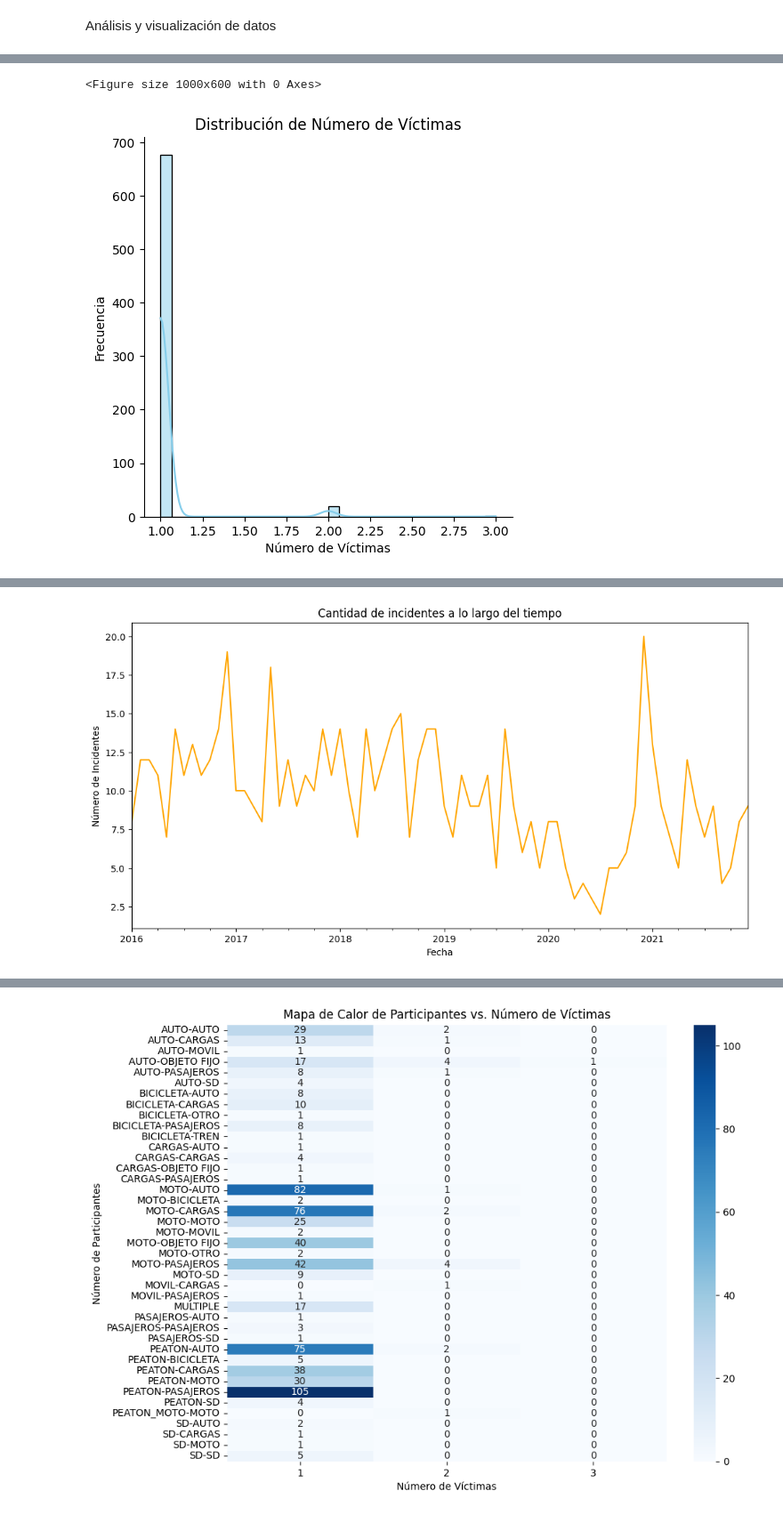
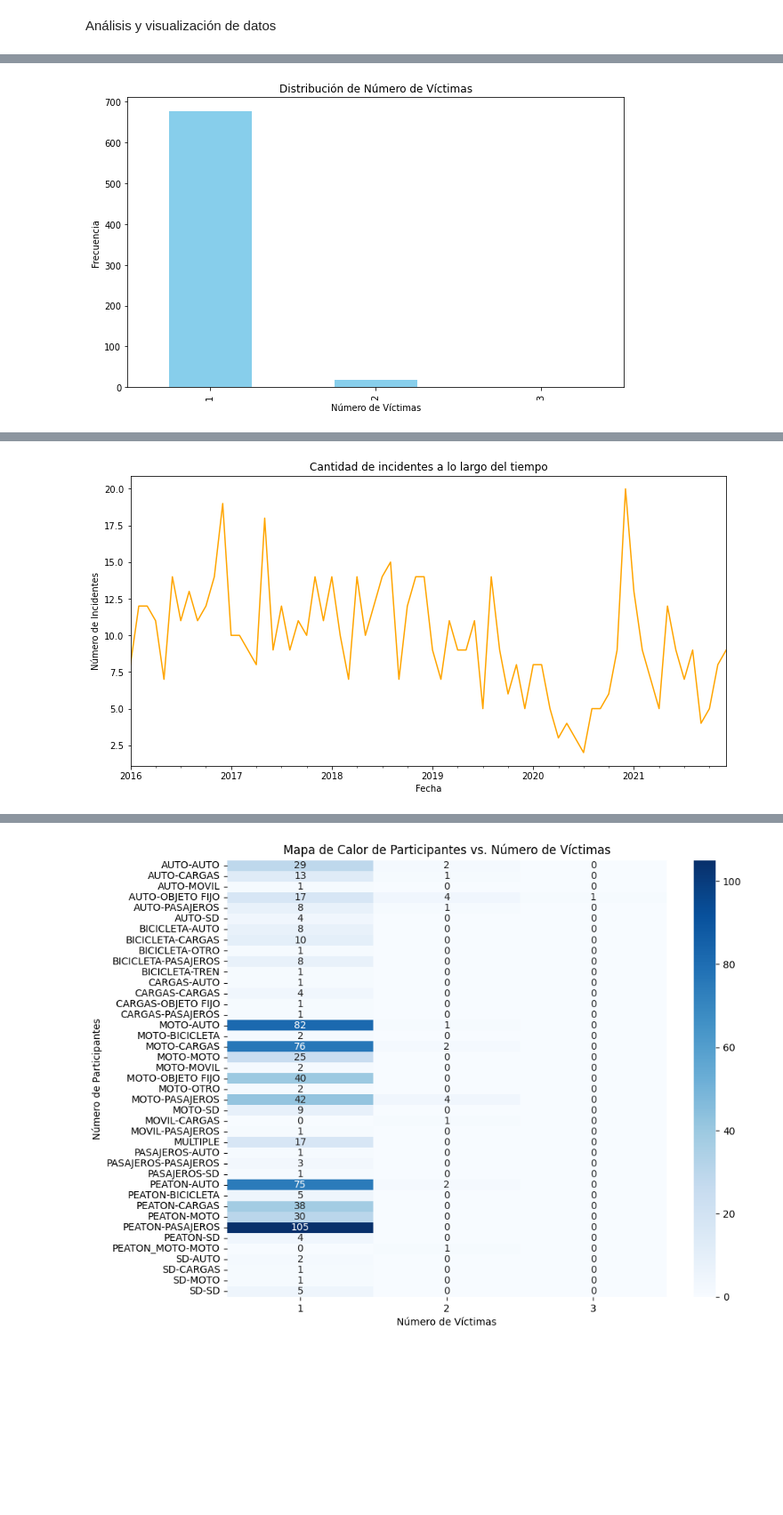
Before and after one commit to nickyczeme/SAT-homicidios, a Jupyter notebook: SAT.ipynb, the cells around one changed output, grey strips where cells are left out. Shown at 89% size. Cells and saved outputs as stored; diff of their text form; code cells hidden in the pictures; blank space fills up the shorter version.

```diff
--- a/SAT.ipynb
+++ b/SAT.ipynb
@@ -135,14 +134,13 @@ plt.show()
 # %%
 # Distribución de n victimas (Histograma)
 plt.figure(figsize=(10, 6))
-sns.displot(df['N_VICTIMAS'], bins=30, kde=True, color='skyblue')
+df['N_VICTIMAS'].value_counts().plot(kind='bar', color='skyblue')
 plt.title('Distribución de Número de Víctimas')
 plt.xlabel('Número de Víctimas')
 plt.ylabel('Frecuencia')
 plt.show()
 # %% [output]
-<Figure size 1000x600 with 0 Axes>
-[figure, old version]
+[figure, new version]
 # %%
 # Distribución de casos por comunas (Gráfico de Barras)
 plt.figure(figsize=(12, 6))
@@ -155,7 +153,7 @@ plt.show()
 [figure]
 # %%
 # Análisis temporal (cdad incidentes a lo largo del tiempo)
-df['FECHA'] = pd.to_datetime(df['FECHA'])
+df['FECHA_MES'] = pd.to_datetime(df['FECHA'])
 df.set_index('FECHA', inplace=True)
 incidentes_temporales = df.resample('M').size() #Reagrupo por mes
 plt.figure(figsize=(12, 6))
@@ -164,4 +162,4 @@ plt.xlabel('Fecha')
 plt.ylabel('Número de Incidentes')
 plt.show()
 # %% [output]
-[figure, old version]
+[figure, new version]
```
Also changed, not shown: parts of 6 cells of this notebook.
